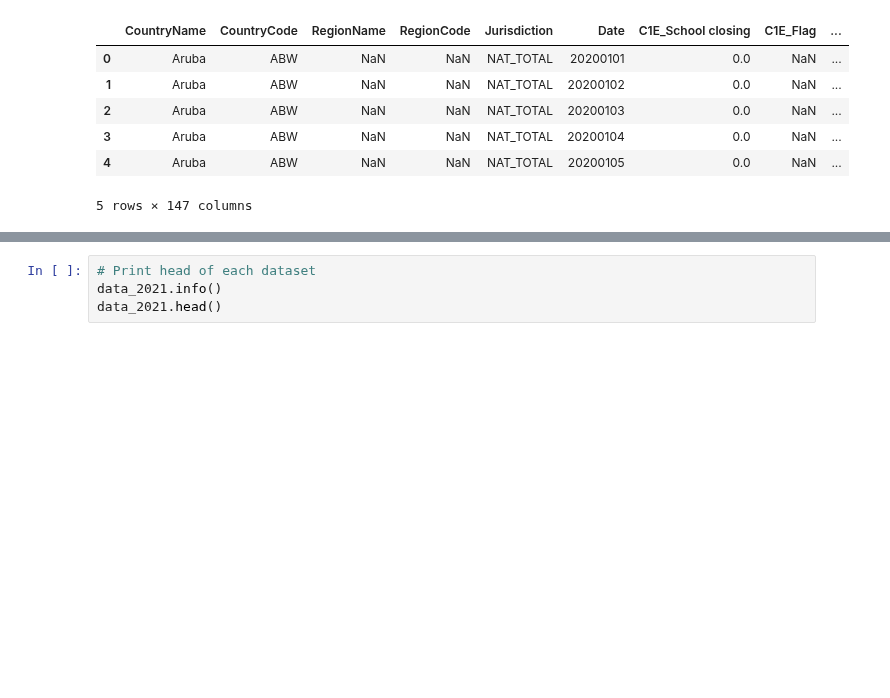
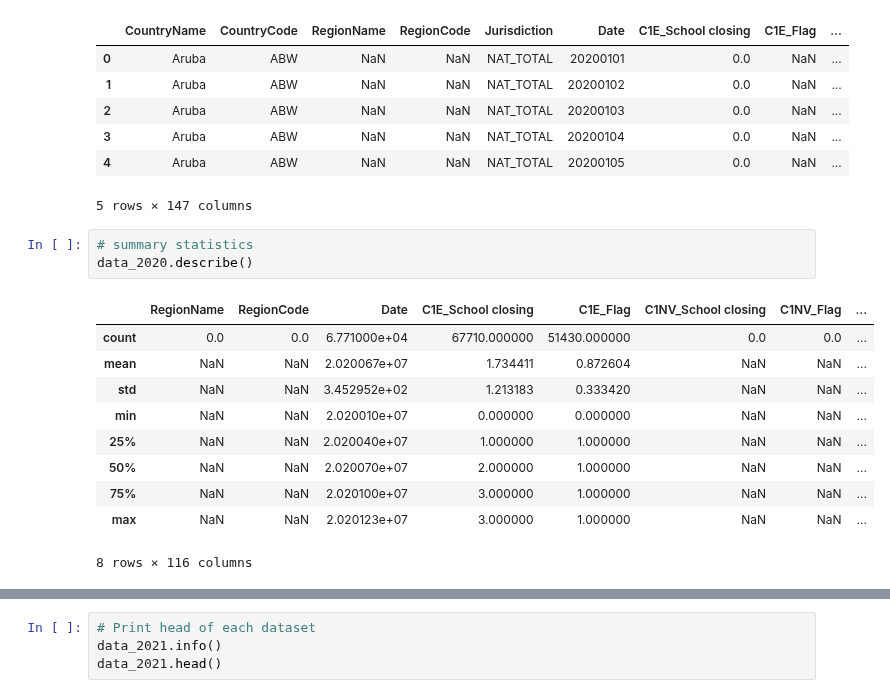
Before and after one commit to chipojaya1/myNEBDHub, a Jupyter notebook: TDSP_Group_Project.ipynb, the cells around one changed output, grey strips where cells are left out. Drawn from its saved outputs; the diff is of its cells as text; blank space fills up the shorter version.

```diff
--- a/TDSP_Group_Project.ipynb
+++ b/TDSP_Group_Project.ipynb
@@ -104,3 +188,17 @@ memory usage: 75.9+ MB
 | 3 | Aruba | ABW | NaN | NaN | NAT_TOTAL | 20200104 | 0.0 | NaN | ... |
 | 4 | Aruba | ABW | NaN | NaN | NAT_TOTAL | 20200105 | 0.0 | NaN | ... |
 5 rows × 147 columns
+# %%
+# summary statistics
+data_2020.describe()
+# %% [output]
+|  | RegionName | RegionCode | Date | C1E_School closing | C1E_Flag | C1NV_School closing | C1NV_Flag | ... |
+| count | 0.0 | 0.0 | 6.771000e+04 | 67710.000000 | 51430.000000 | 0.0 | 0.0 | ... |
+| mean | NaN | NaN | 2.020067e+07 | 1.734411 | 0.872604 | NaN | NaN | ... |
+| std | NaN | NaN | 3.452952e+02 | 1.213183 | 0.333420 | NaN | NaN | ... |
+| min | NaN | NaN | 2.020010e+07 | 0.000000 | 0.000000 | NaN | NaN | ... |
+| 25% | NaN | NaN | 2.020040e+07 | 1.000000 | 1.000000 | NaN | NaN | ... |
+| 50% | NaN | NaN | 2.020070e+07 | 2.000000 | 1.000000 | NaN | NaN | ... |
+| 75% | NaN | NaN | 2.020100e+07 | 3.000000 | 1.000000 | NaN | NaN | ... |
+| max | NaN | NaN | 2.020123e+07 | 3.000000 | 1.000000 | NaN | NaN | ... |
+8 rows × 116 columns
```
Also changed, not shown: parts of 16 cells of this notebook.
